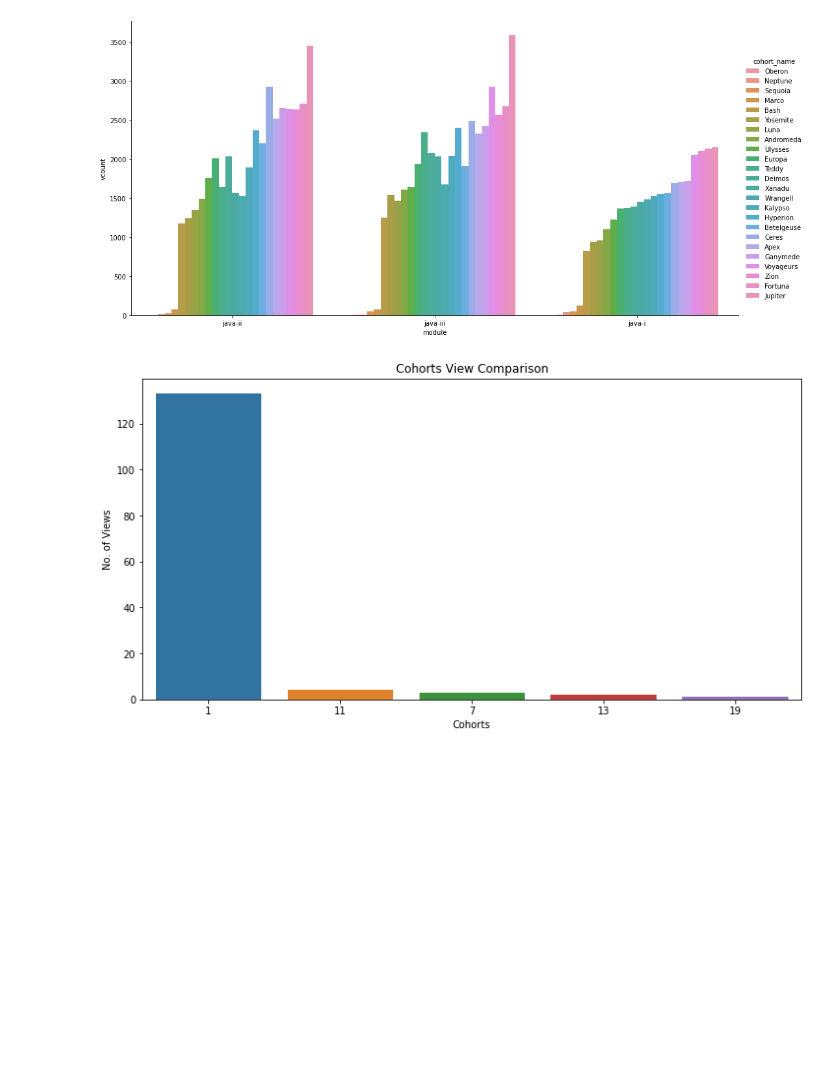
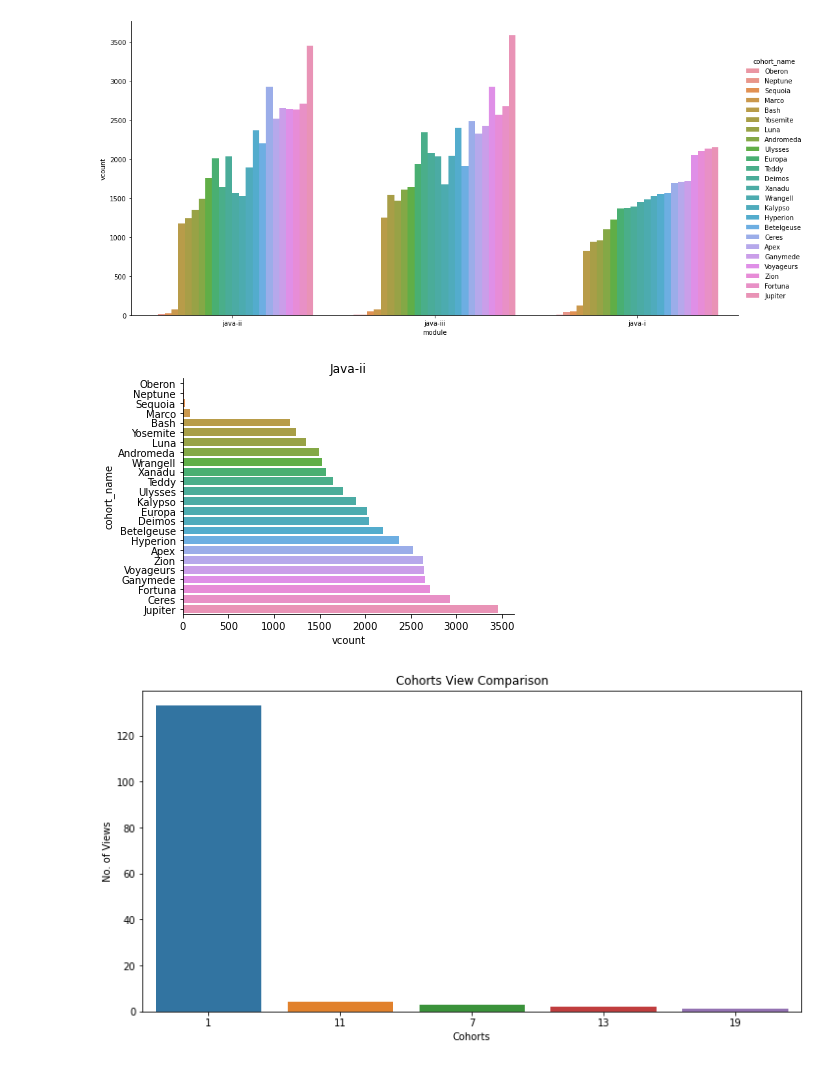
Before and after one commit to cristianibarra1/PROJECT_ANOMALY_DETECTION, a Jupyter notebook: final_project.ipynb, the cells around one changed output. Cells and saved outputs as stored; diff of their text form; code cells hidden in the pictures; blank space fills up the shorter version.

```diff
--- a/final_project.ipynb
+++ b/final_project.ipynb
@@ -89,6 +91,10 @@ wrangle.question2_1(df)
 # %% [output]
 <Figure size 1080x720 with 0 Axes>
 [figure]
+# %%
+wrangle.Question2_3(df)
+# %% [output]
+[figure, added]
 # %%
 wrangle.question2()
 # %% [output]
```
Also changed, not shown: parts of 9 cells of this notebook, 2 other files.
